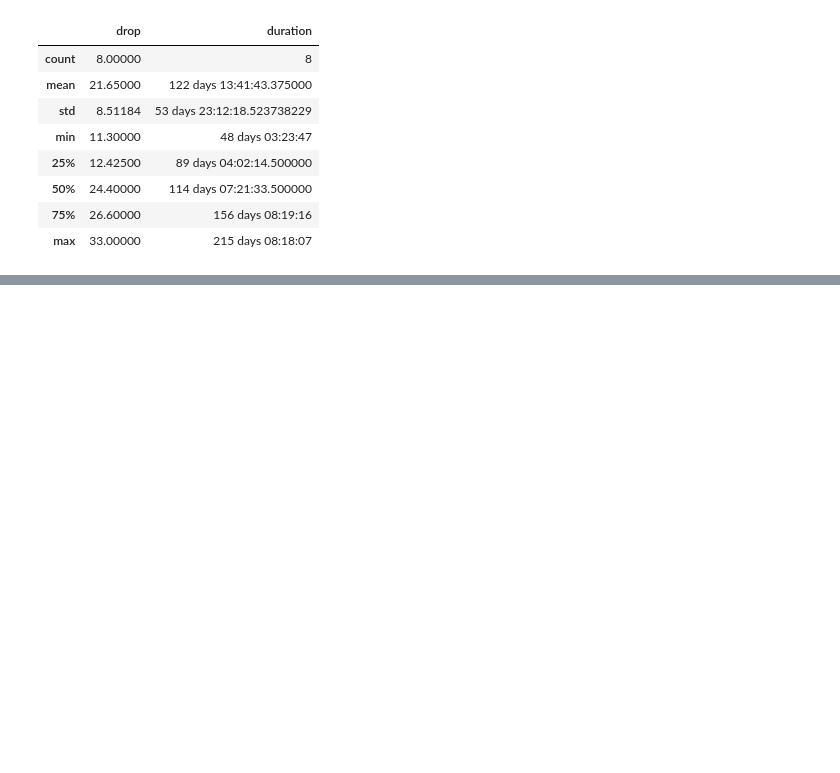
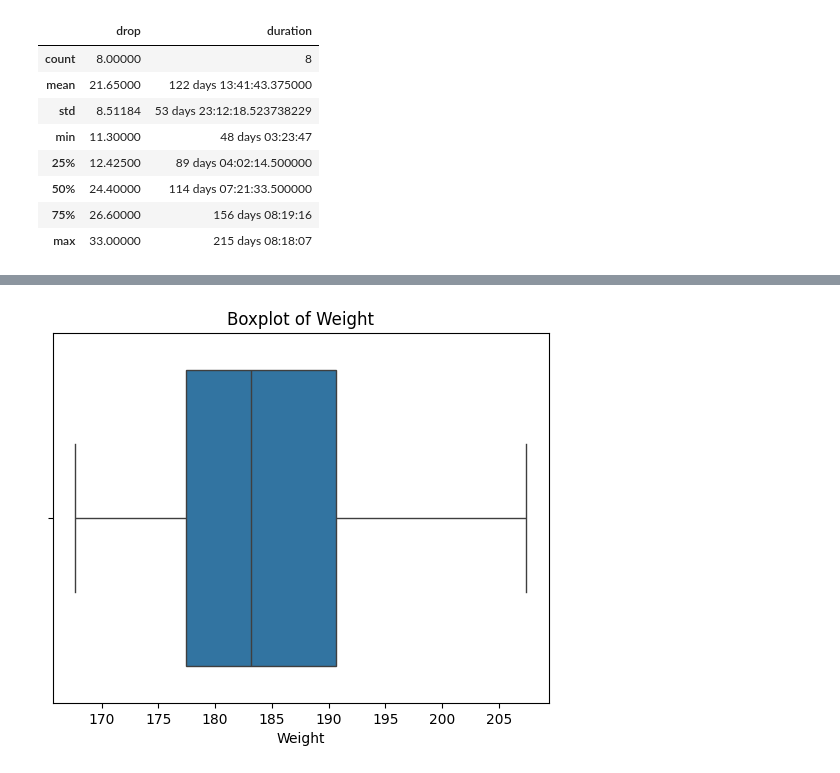
Before and after one commit to ericmelz/weight, a Jupyter notebook: notebooks/eda1.ipynb, the cells around one changed output, grey strips where cells are left out. Saved outputs shown, nothing was run; the diff lists cells and outputs as text; code cells hidden in the pictures; blank space fills up the shorter version.

```diff
--- a/notebooks/eda1.ipynb
+++ b/notebooks/eda1.ipynb
@@ -206,0 +219,7 @@ summary_df[['drop', 'duration']].describe()
+# %%
+sns.boxplot(x=df['Weight (lb)'])
+plt.title('Boxplot of Weight')
+plt.xlabel('Weight')
+plt.show()
+# %% [output]
+[figure, added]
```
Also changed, not shown: parts of 5 cells of this notebook.
